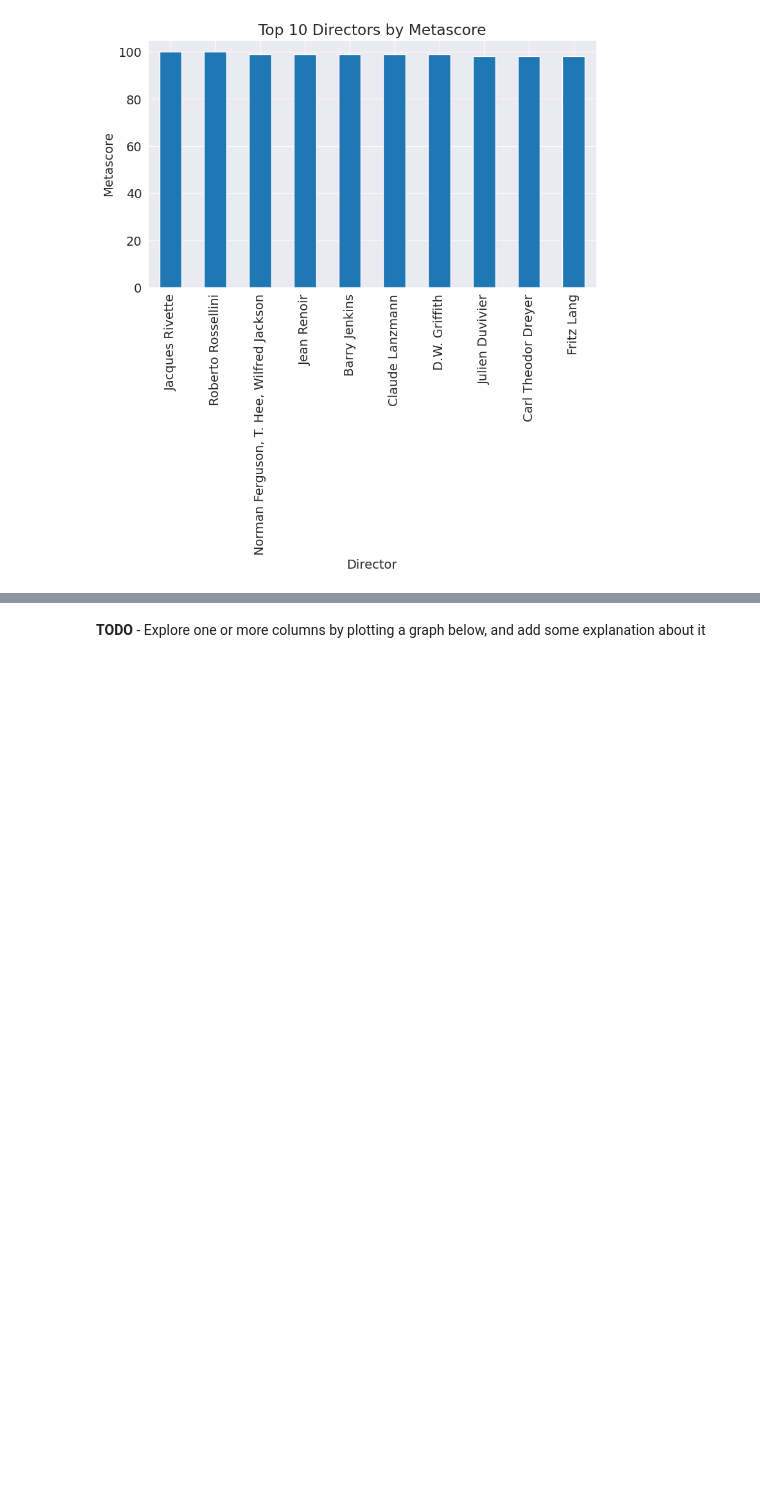
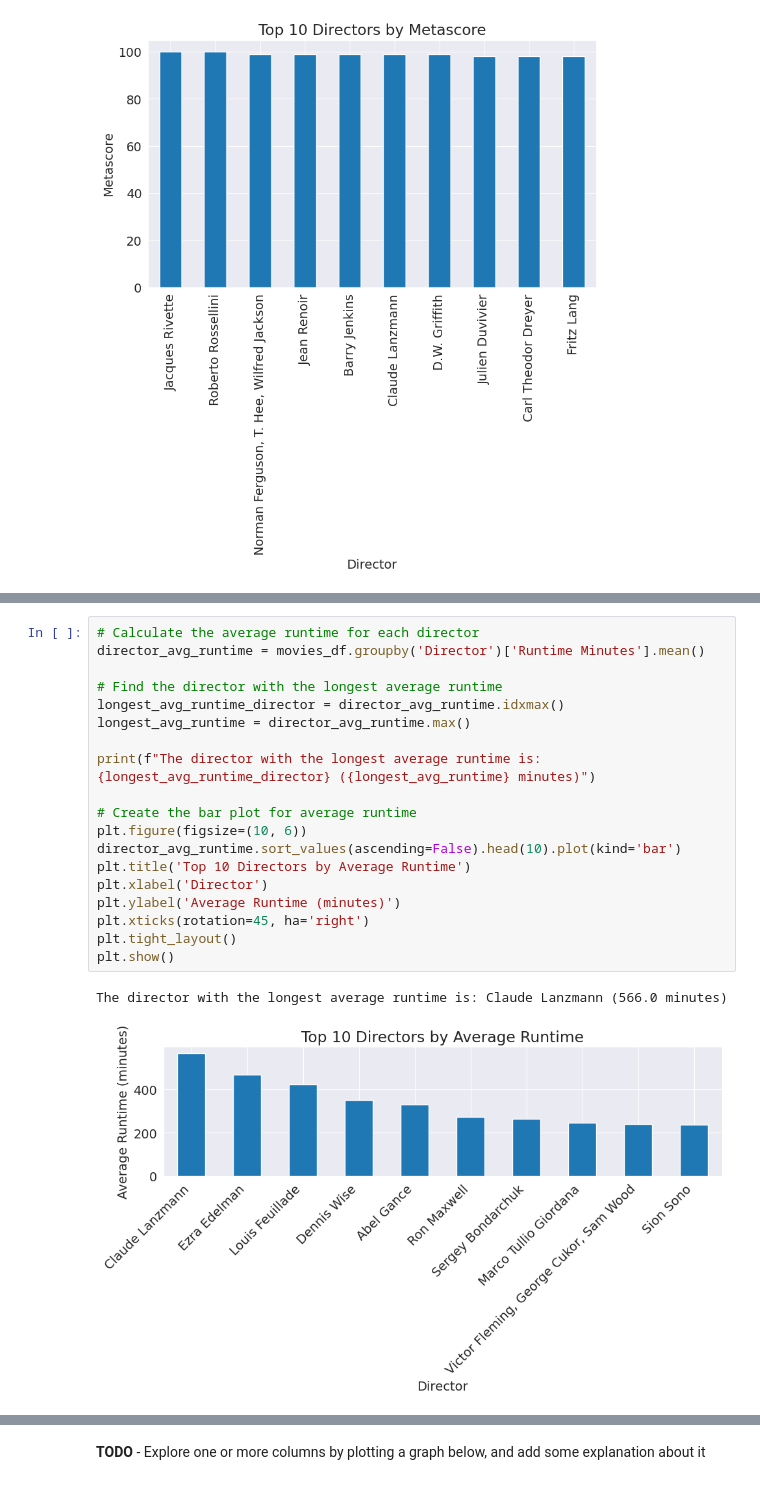
Before and after one commit to unChris666/Data-Analysis-with-Python-by-Jovian, a Jupyter notebook: Lesson/Lesson 6 - Exploratory Data Analysis - A Case Study/zerotopandas-course-project-starter-v-20/zerotopandas-course-project.ipynb, the cells around one changed output, grey strips where cells are left out. Drawn from its saved outputs; the diff is of its cells as text; blank space fills up the shorter version.

```diff
--- a/Lesson/Lesson 6 - Exploratory Data Analysis - A Case Study/zerotopandas-course-project-starter-v-20/zerotopandas-course-project.ipynb
+++ b/Lesson/Lesson 6 - Exploratory Data Analysis - A Case Study/zerotopandas-course-project-starter-v-20/zerotopandas-course-project.ipynb
@@ -521,0 +347,22 @@ Text(0, 0.5, 'Metascore')
+# %%
+# Calculate the average runtime for each director
+director_avg_runtime = movies_df.groupby('Director')['Runtime Minutes'].mean()
+
+# Find the director with the longest average runtime
+longest_avg_runtime_director = director_avg_runtime.idxmax()
+longest_avg_runtime = director_avg_runtime.max()
+
+print(f"The director with the longest average runtime is: {longest_avg_runtime_director} ({longest_avg_runtime} minutes)")
+
+# Create the bar plot for average runtime
+plt.figure(figsize=(10, 6))
+director_avg_runtime.sort_values(ascending=False).head(10).plot(kind='bar')
+plt.title('Top 10 Directors by Average Runtime')
+plt.xlabel('Director')
+plt.ylabel('Average Runtime (minutes)')
+plt.xticks(rotation=45, ha='right')
+plt.tight_layout()
+plt.show()
+# %% [output]
+The director with the longest average runtime is: Claude Lanzmann (566.0 minutes)
+[figure, added]
```
Also changed, not shown: parts of 35 cells of this notebook.
